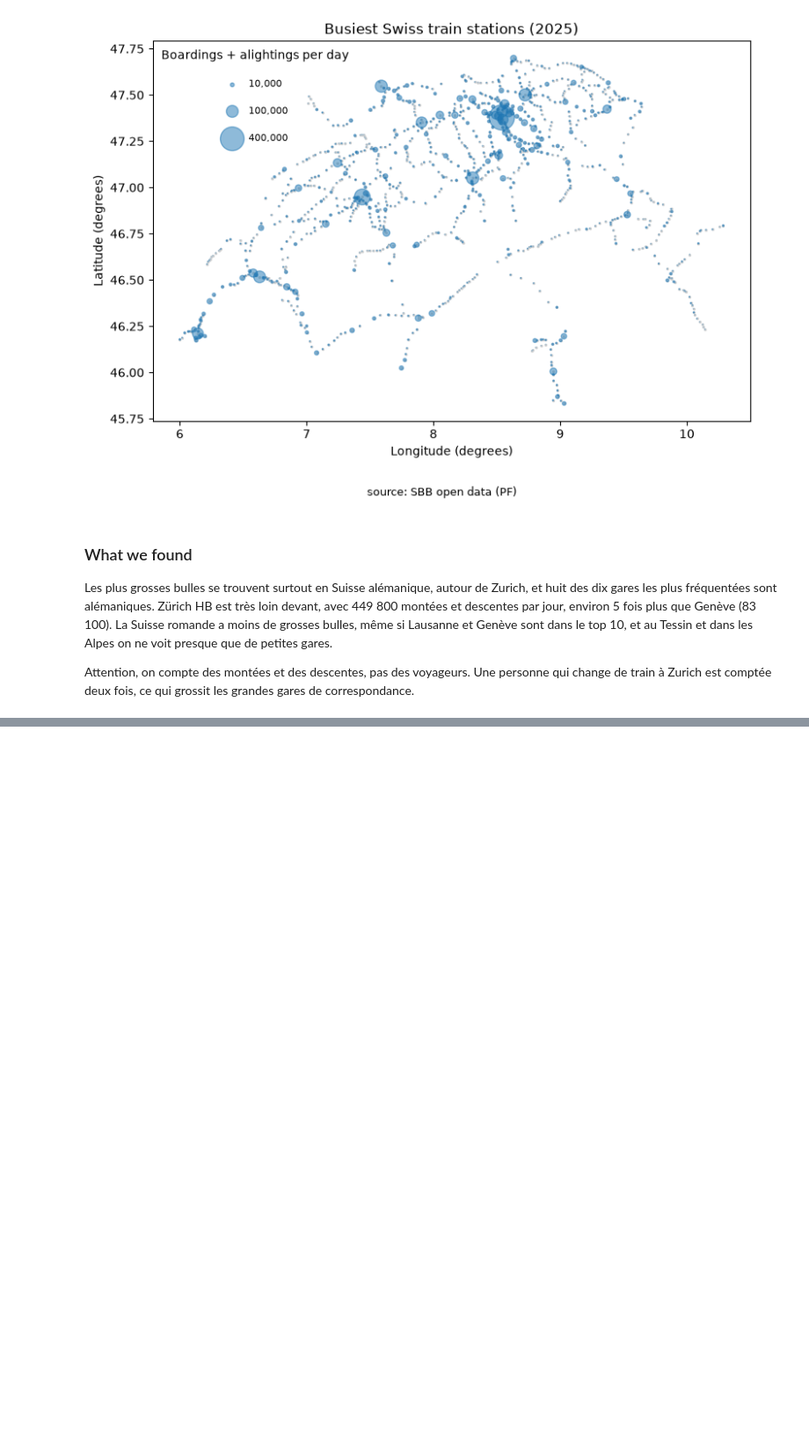
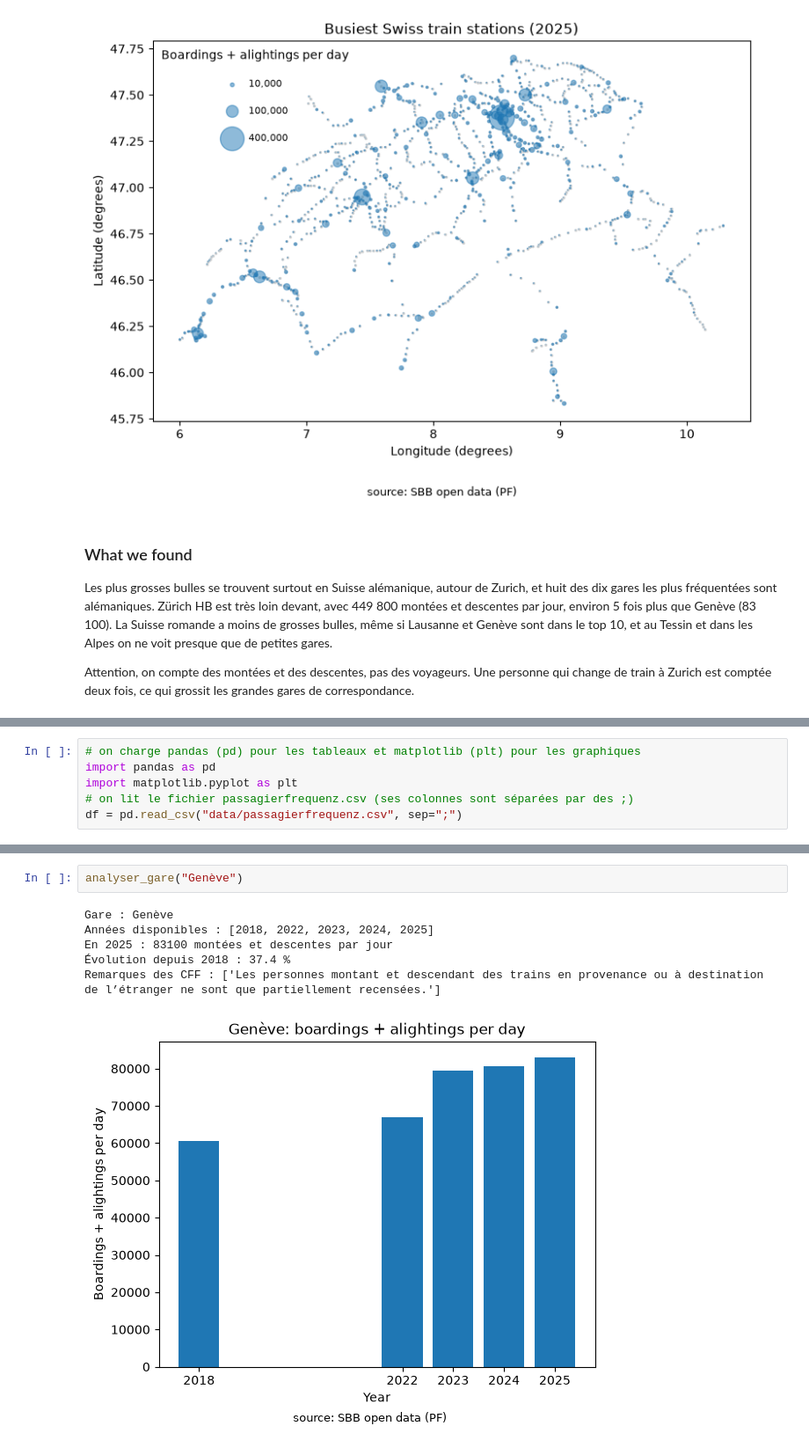
Before and after one commit to fatimaalame/seminaire-de-programmation, a Jupyter notebook: CW2_Ticket2Ride/ticket2ride.ipynb, the cells around one changed output, grey strips where cells are left out. Shown at 88% size. Cells and saved outputs as stored; diff of their text form; blank space fills up the shorter version.

```diff
--- a/CW2_Ticket2Ride/ticket2ride.ipynb
+++ b/CW2_Ticket2Ride/ticket2ride.ipynb
@@ -263,0 +269,6 @@ Attention, on compte des montées et des descentes, pas des voyageurs. Une perso
+# %%
+# on charge pandas (pd) pour les tableaux et matplotlib (plt) pour les graphiques
+import pandas as pd
+import matplotlib.pyplot as plt
+# on lit le fichier passagierfrequenz.csv (ses colonnes sont séparées par des ;)
+df = pd.read_csv("data/passagierfrequenz.csv", sep=";")
@@ -263,0 +324,9 @@ Attention, on compte des montées et des descentes, pas des voyageurs. Une perso
+# %%
+analyser_gare("Genève")
+# %% [output]
+Gare : Genève
+Années disponibles : [2018, 2022, 2023, 2024, 2025]
+En 2025 : 83100 montées et descentes par jour
+Évolution depuis 2018 : 37.4 %
+Remarques des CFF : ['Les personnes montant et descendant des trains en provenance ou à destination de l’étranger ne sont que partiellement recensées.']
+[figure, added]
```
Also changed, not shown: parts of 10 cells of this notebook, 1 other file.
